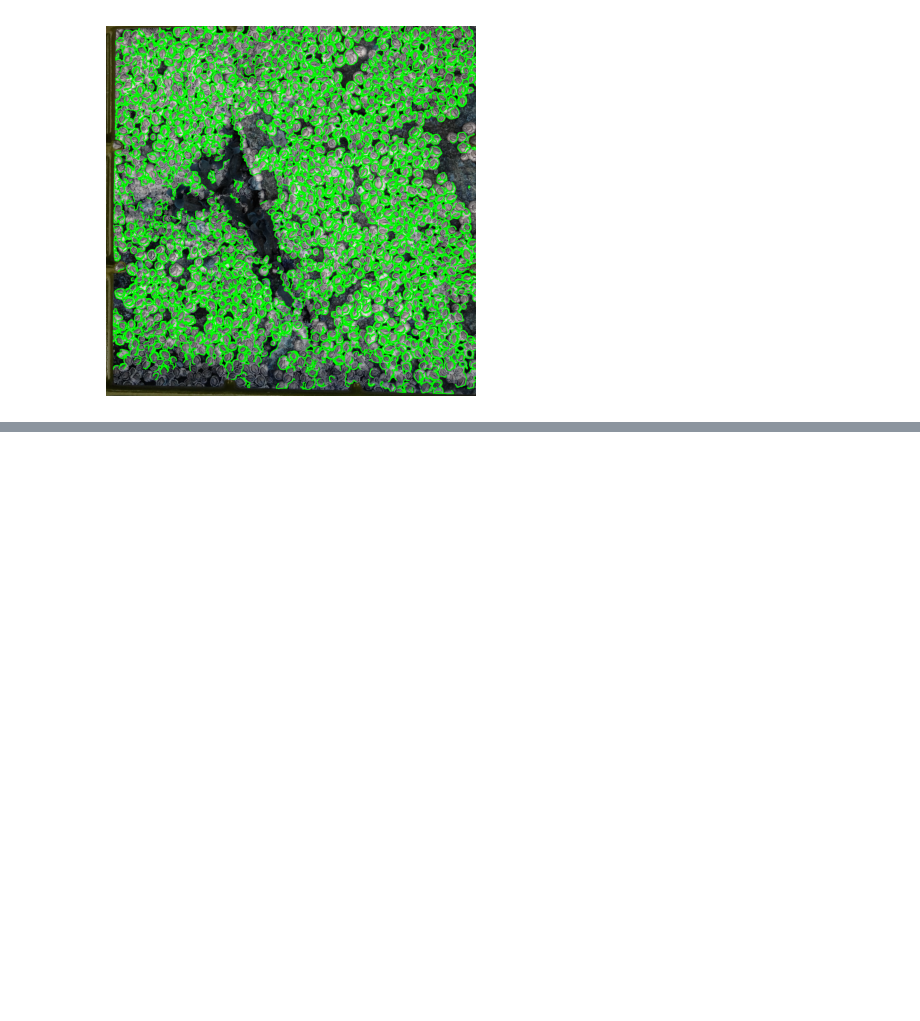
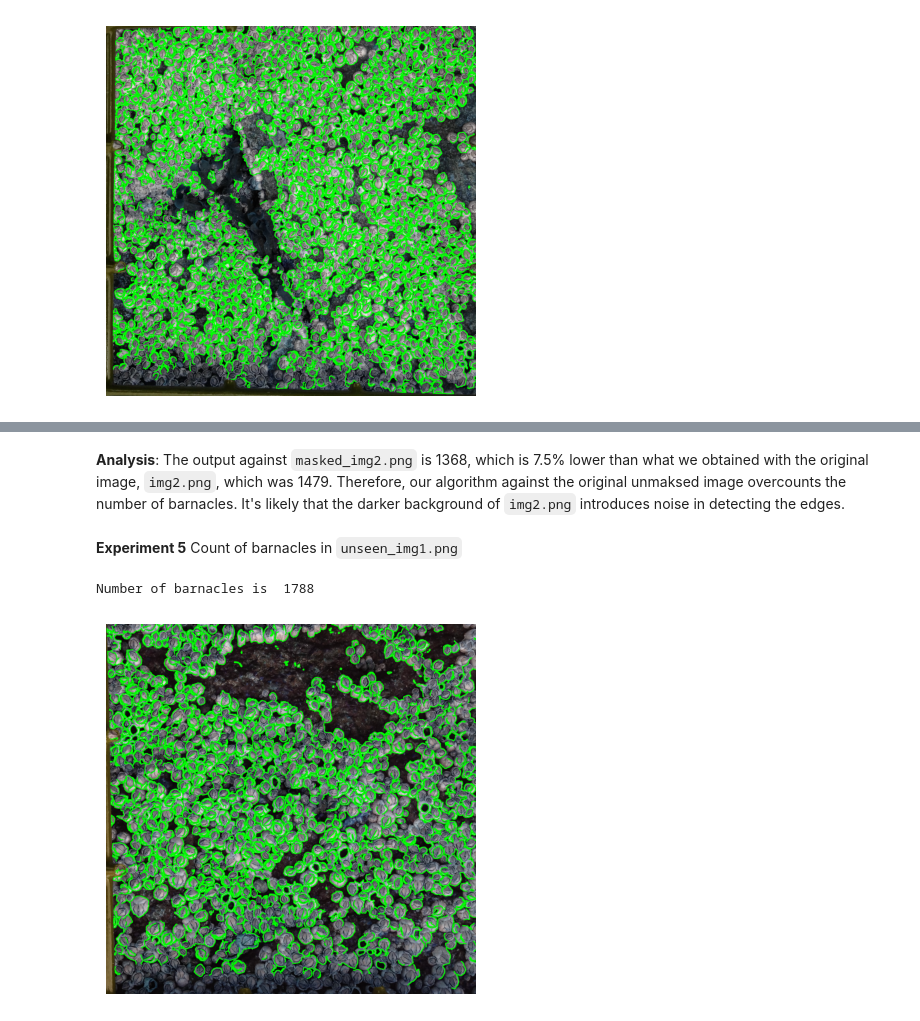
Before and after one commit to anusha-murali/DALI, a Jupyter notebook: data_challenge.ipynb, the cells around one changed output, grey strips where cells are left out. Drawn from its saved outputs; the diff is of its cells as text; code cells hidden in the pictures; blank space fills up the shorter version.

```diff
--- a/data_challenge.ipynb
+++ b/data_challenge.ipynb
@@ -90,0 +167,24 @@ Number of barnacles is  2651
+# %% [markdown]
+**Analysis**: The output against `masked_img2.png` is 1368, which is 7.5% lower than what we obtained with the original image, `img2.png`, which was 1479. Therefore, our algorithm against the original unmaksed image overcounts the number of barnacles. It's likely that the darker background of `img2.png` introduces noise in detecting the edges.
+# %% [markdown]
+**Experiment 5** Count of barnacles in `unseen_img1.png`
+# %%
+# Following are the coordinates of the top-left corner of the center square
+x = 1000
+y = 300
+# Dimension of the center square
+size = 1436
+
+centerImage = extractCenterArea('unseen_img1.png', x, y, size)
+blur = preProcessImage(centerImage)
+contours = revealEdgesAndContours(centerImage, blur)
+
+print("Number of barnacles is ", len(contours))
+
+# Display the image within Jupyter Notebook
+plt.imshow(centerImage)
+plt.axis('off') # Optional: Hides the axes
+plt.show()
+# %% [output]
+Number of barnacles is  1788
+[figure, added]
```
Also changed, not shown: parts of 13 cells of this notebook.
